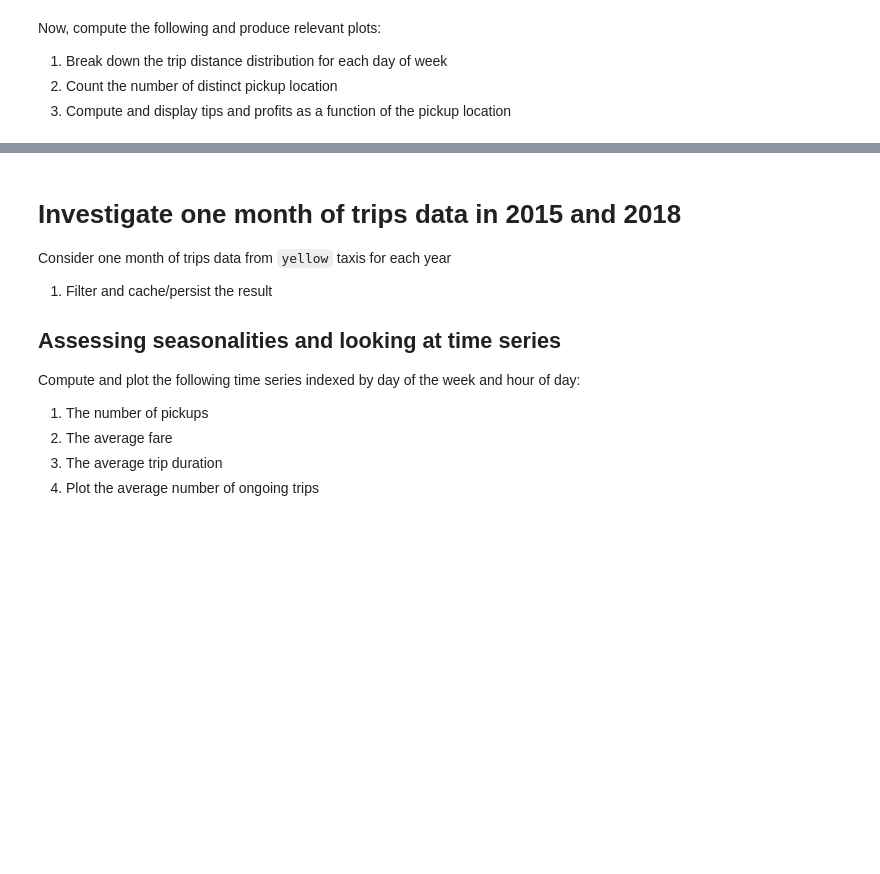
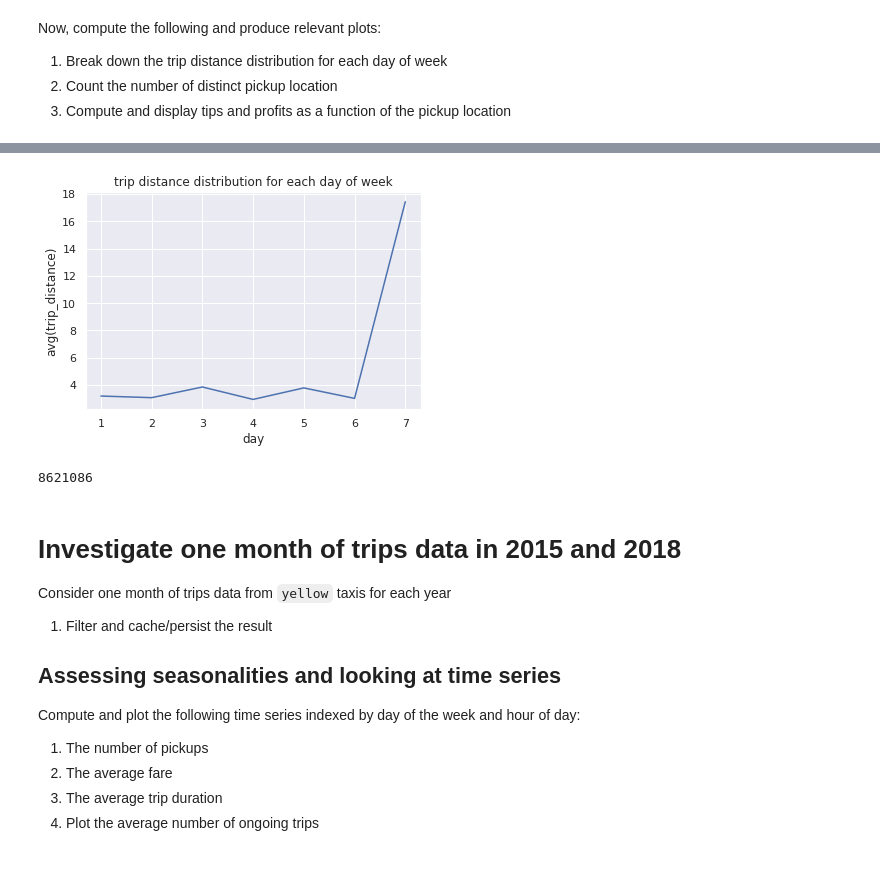
Before and after one commit to gtordjma/huynh_tordjman, a Jupyter notebook: Devoir_3/homework03.ipynb, the cells around one changed output, grey strips where cells are left out. Cells and saved outputs as stored; diff of their text form; code cells hidden in the pictures; blank space fills up the shorter version.

```diff
--- a/Devoir_3/homework03.ipynb
+++ b/Devoir_3/homework03.ipynb
@@ -372,0 +436,4 @@ with them
+# %%
+df2015.sort(desc('trip_distance'))\
+.select('tpep_pickup_datetime','tpep_dropoff_datetime','trip_distance','passenger_count','total_amount')\
+.show(1)
@@ -389,3 +463,13 @@ Now, compute the following and produce relevant plots:
 1. Break down the trip distance distribution for each day of week
 1. Count the number of distinct pickup location
 1. Compute and display tips and profits as a function of the pickup location
+# %%
+def day_transformer(df):
+    day_col = dayofweek(col('tpep_pickup_datetime'))
+    df = df.withColumn('day', day_col)
+    return df
+# %%
+df2015_by_day = day_transformer(df2015)
+# %%
+df2015_by_day = df2015_by_day.select('day', 'trip_distance')
+df2015_by_day = df2015_by_day.groupBy("day").agg({'trip_distance':'avg'})
@@ -392,3 +490,18 @@ Now, compute the following and produce relevant plots:
+# %%
+pd_df2015_by_day = df2015_by_day.toPandas()
+sns.set()
+q = sns.lineplot(x = "day",
+                 y = "avg(trip_distance)",
+                 data = pd_df2015_by_day)
+
+q.set_title("trip distance distribution for each day of week")
+plt.show(q)
+# %% [output]
+[figure, added]
+# %%
+df2015.select('pickup_longitude','pickup_latitude').distinct().count()
+# %% [output]
+8621086
 # %% [markdown]
 # Investigate one month of trips data in 2015 and 2018
 
```
Also changed, not shown: parts of 9 cells of this notebook.
